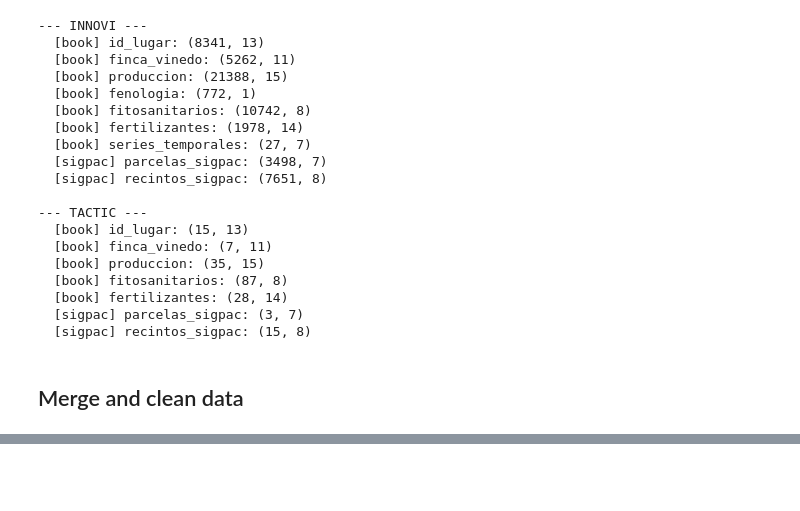
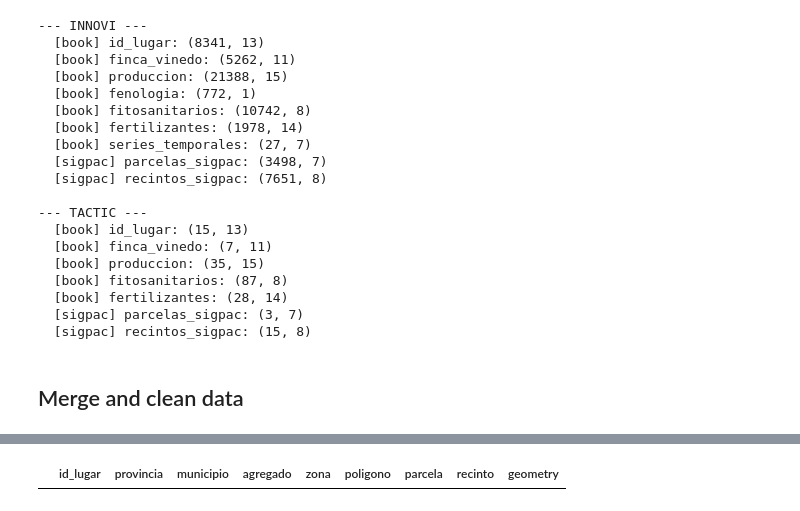
Before and after one commit to ivaaanrm/ai-vineyard-productivity, a Jupyter notebook: notebooks/dataset.ipynb, the cells around one changed output, grey strips where cells are left out. Saved outputs shown, nothing was run; the diff lists cells and outputs as text; code cells hidden in the pictures; blank space fills up the shorter version.

```diff
--- a/notebooks/dataset.ipynb
+++ b/notebooks/dataset.ipynb
@@ -393,0 +419,9 @@ innovi_geo.geometry.values.tolist()[100]
+# %%
+aoi_df[
+    (aoi_df.provincia == 43) &
+    (aoi_df.municipio == 22) &
+    (aoi_df.poligono == 2) &
+    (aoi_df.parcela == 18)
+]
+# %% [output]
+|  | id_lugar | provincia | municipio | agregado | zona | poligono | parcela | recinto | geometry |
```
Also changed, not shown: parts of 14 cells of this notebook, 5 other files.
